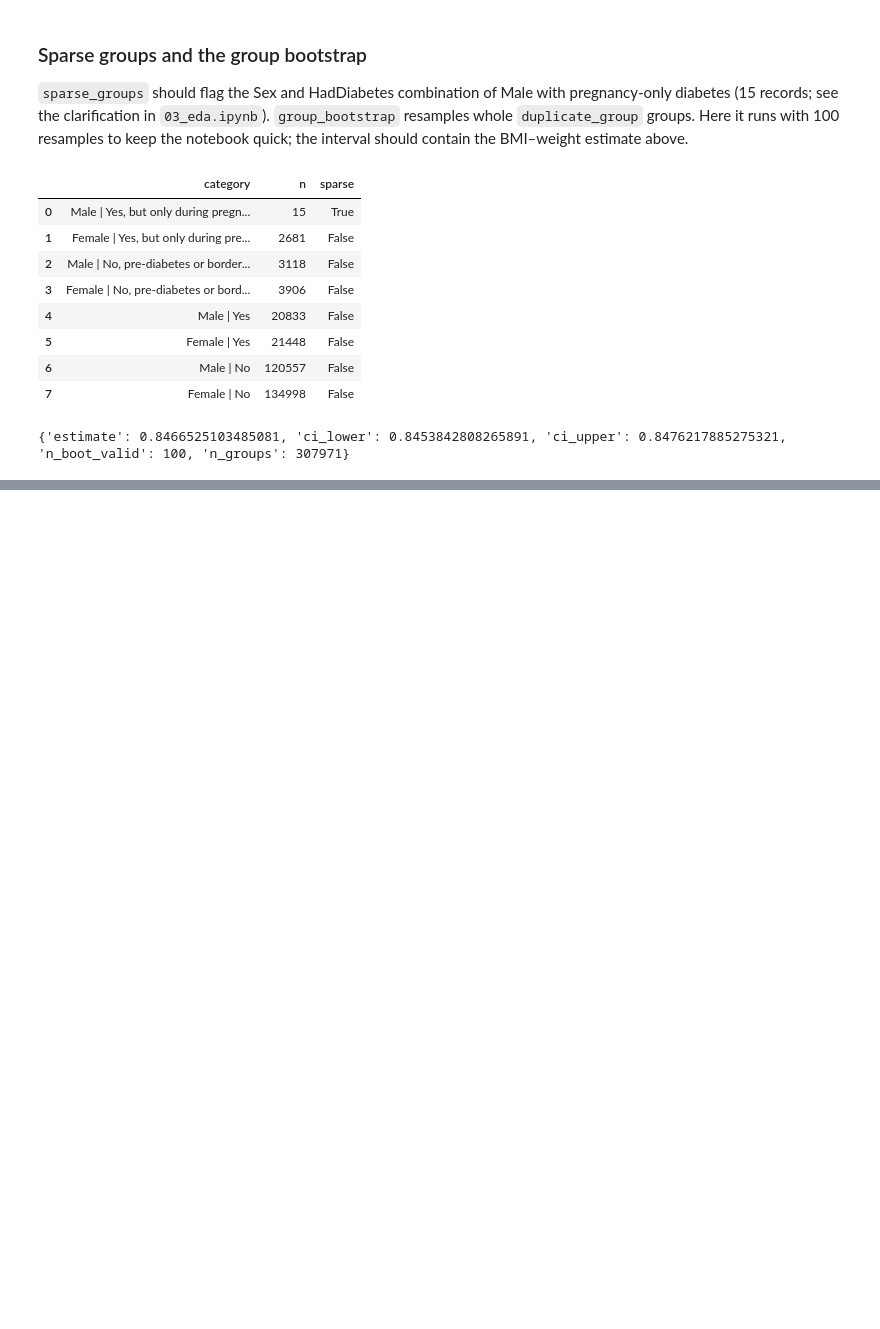
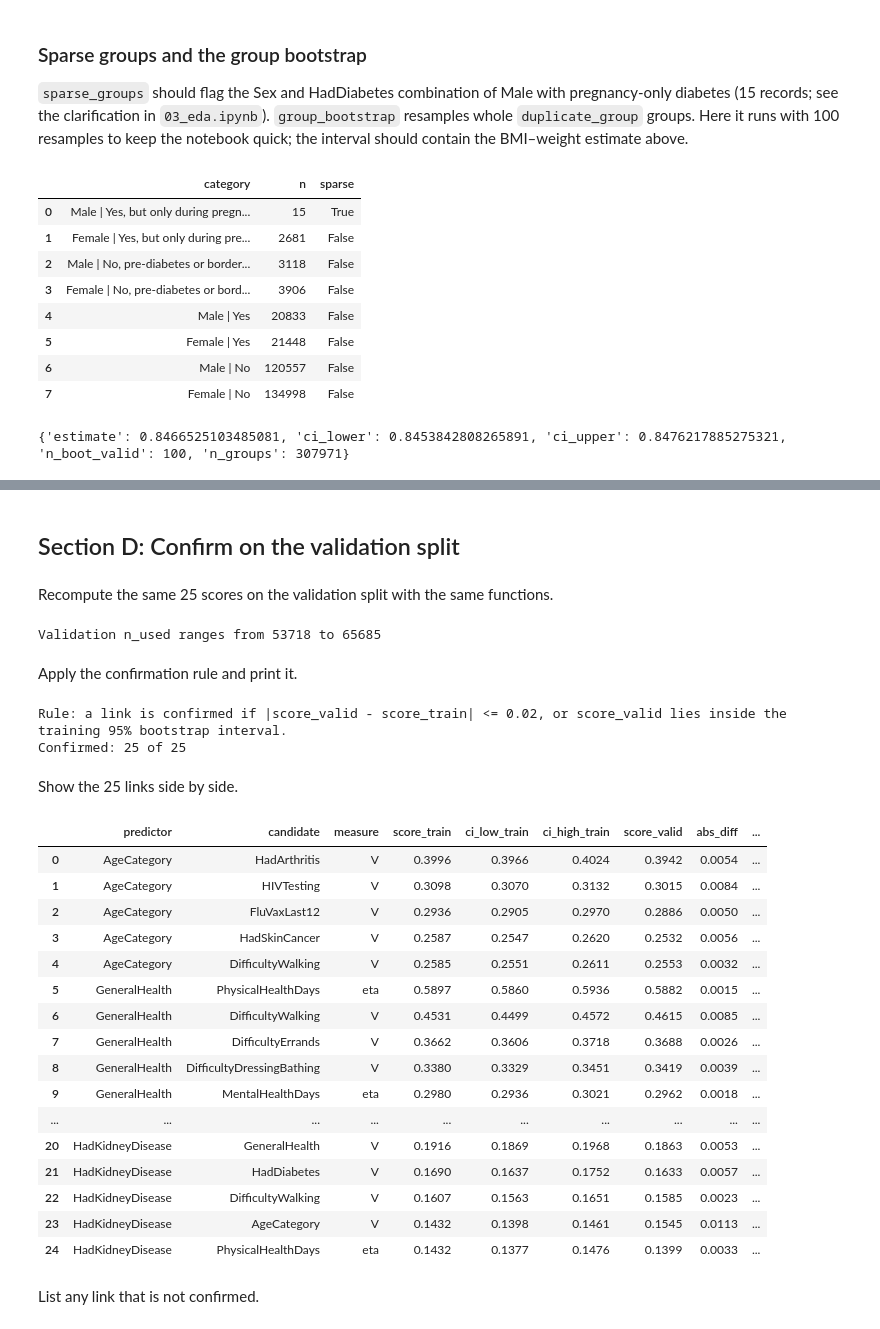
Before and after one commit to aakhalil21/DSAI5101-Project, a Jupyter notebook: notebooks/05_associated_factors.ipynb, the cells around one changed output, grey strips where cells are left out. Drawn from its saved outputs; the diff is of its cells as text; code cells hidden in the pictures; blank space fills up the shorter version.

```diff
--- a/notebooks/05_associated_factors.ipynb
+++ b/notebooks/05_associated_factors.ipynb
@@ -123,0 +394,6 @@ assert bmi_weight_boot["ci_lower"] <= bmi_weight["estimate"] <= bmi_weight_boot[
+# %%
+top = ranked.groupby("predictor", sort=False).head(5).copy()
+top["rank_train"] = top.groupby("predictor").cumcount() + 1
+top = top.set_index("predictor").loc[LEADING].reset_index()
+assert len(top) == 25
+top[["predictor", "rank_train", "candidate", "measure", "score_train"]].round(3)
@@ -123,0 +420,18 @@ assert bmi_weight_boot["ci_lower"] <= bmi_weight["estimate"] <= bmi_weight_boot[
+# %%
+N_BOOT = 200
+start = time.time()
+boot_rows = []
+for row in top.itertuples():
+    p, c = row.predictor, row.candidate
+    result = group_bootstrap(
+        train[[p, c, "duplicate_group"]],
+        lambda d, p=p, c=c: score_pair(d, p, c),
+        group_col="duplicate_group", n_boot=N_BOOT, seed=42,
+    )
+    assert abs(result["estimate"] - row.score_train) < 1e-12
+    boot_rows.append({"predictor": p, "candidate": c, "ci_low_train": result["ci_lower"],
+                      "ci_high_train": result["ci_upper"], "n_boot_valid": result["n_boot_valid"]})
+boot = pd.DataFrame(boot_rows)
+top = top.merge(boot, on=["predictor", "candidate"])
+print(f"{N_BOOT} resamples x {len(top)} links in {(time.time() - start) / 60:.1f} min")
+print("Valid resamples per link:", sorted(top["n_boot_valid"].unique()))
@@ -123,0 +509,53 @@ assert bmi_weight_boot["ci_lower"] <= bmi_weight["estimate"] <= bmi_weight_boot[
+# %% [markdown]
+## Section D: Confirm on the validation split
+# %% [markdown]
+Recompute the same 25 scores on the validation split with the same functions.
+# %%
+valid_rows = []
+for row in top.itertuples():
+    result = score_pair(valid, row.predictor, row.candidate)
+    valid_rows.append({"predictor": row.predictor, "candidate": row.candidate,
+                       "score_valid": result["estimate"], "n_used_valid": result["n_used"]})
+top = top.merge(pd.DataFrame(valid_rows), on=["predictor", "candidate"])
+print("Validation n_used ranges from", top["n_used_valid"].min(), "to", top["n_used_valid"].max())
+# %% [output]
+Validation n_used ranges from 53718 to 65685
+# %% [markdown]
+Apply the confirmation rule and print it.
+# %%
+TOLERANCE = 0.02
+print(f"Rule: a link is confirmed if |score_valid - score_train| <= {TOLERANCE}, "
+      "or score_valid lies inside the training 95% bootstrap interval.")
+top["abs_diff"] = (top["score_valid"] - top["score_train"]).abs()
+top["within_tolerance"] = top["abs_diff"] <= TOLERANCE
+top["inside_train_ci"] = top["score_valid"].between(top["ci_low_train"], top["ci_high_train"])
+top["confirmed"] = top["within_tolerance"] | top["inside_train_ci"]
+print("Confirmed:", int(top["confirmed"].sum()), "of", len(top))
+# %% [output]
+Rule: a link is confirmed if |score_valid - score_train| <= 0.02, or score_valid lies inside the training 95% bootstrap interval.
+Confirmed: 25 of 25
+# %% [markdown]
+Show the 25 links side by side.
+# %%
+top[["predictor", "candidate", "measure", "score_train", "ci_low_train", "ci_high_train",
+     "score_valid", "abs_diff", "inside_train_ci", "confirmed"]].round(4)
+# %% [output]
+|  | predictor | candidate | measure | score_train | ci_low_train | ci_high_train | score_valid | abs_diff | ... |
+| 0 | AgeCategory | HadArthritis | V | 0.3996 | 0.3966 | 0.4024 | 0.3942 | 0.0054 | ... |
+| 1 | AgeCategory | HIVTesting | V | 0.3098 | 0.3070 | 0.3132 | 0.3015 | 0.0084 | ... |
+| 2 | AgeCategory | FluVaxLast12 | V | 0.2936 | 0.2905 | 0.2970 | 0.2886 | 0.0050 | ... |
+| 3 | AgeCategory | HadSkinCancer | V | 0.2587 | 0.2547 | 0.2620 | 0.2532 | 0.0056 | ... |
+| 4 | AgeCategory | DifficultyWalking | V | 0.2585 | 0.2551 | 0.2611 | 0.2553 | 0.0032 | ... |
+| 5 | GeneralHealth | PhysicalHealthDays | eta | 0.5897 | 0.5860 | 0.5936 | 0.5882 | 0.0015 | ... |
+| 6 | GeneralHealth | DifficultyWalking | V | 0.4531 | 0.4499 | 0.4572 | 0.4615 | 0.0085 | ... |
+| 7 | GeneralHealth | DifficultyErrands | V | 0.3662 | 0.3606 | 0.3718 | 0.3688 | 0.0026 | ... |
+| 8 | GeneralHealth | DifficultyDressingBathing | V | 0.3380 | 0.3329 | 0.3451 | 0.3419 | 0.0039 | ... |
+| 9 | GeneralHealth | MentalHealthDays | eta | 0.2980 | 0.2936 | 0.3021 | 0.2962 | 0.0018 | ... |
+| ... | ... | ... | ... | ... | ... | ... | ... | ... | ... |
+| 20 | HadKidneyDisease | GeneralHealth | V | 0.1916 | 0.1869 | 0.1968 | 0.1863 | 0.0053 | ... |
+| 21 | HadKidneyDisease | HadDiabetes | V | 0.1690 | 0.1637 | 0.1752 | 0.1633 | 0.0057 | ... |
+| 22 | HadKidneyDisease | DifficultyWalking | V | 0.1607 | 0.1563 | 0.1651 | 0.1585 | 0.0023 | ... |
+| 23 | HadKidneyDisease | AgeCategory | V | 0.1432 | 0.1398 | 0.1461 | 0.1545 | 0.0113 | ... |
+| 24 | HadKidneyDisease | PhysicalHealthDays | eta | 0.1432 | 0.1377 | 0.1476 | 0.1399 | 0.0033 | ... |
+# %% [markdown]
+List any link that is not confirmed.
```
Also changed, not shown: parts of 67 cells of this notebook, 7 other files.
